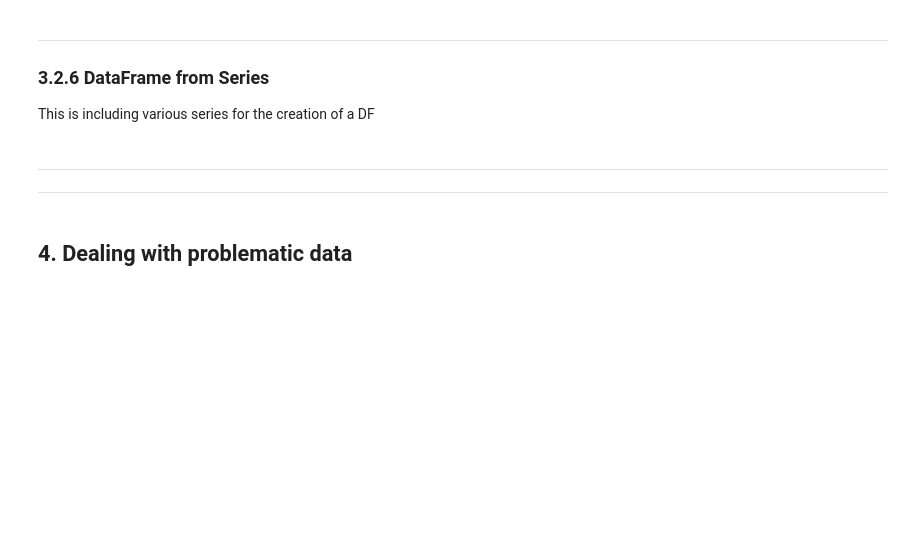
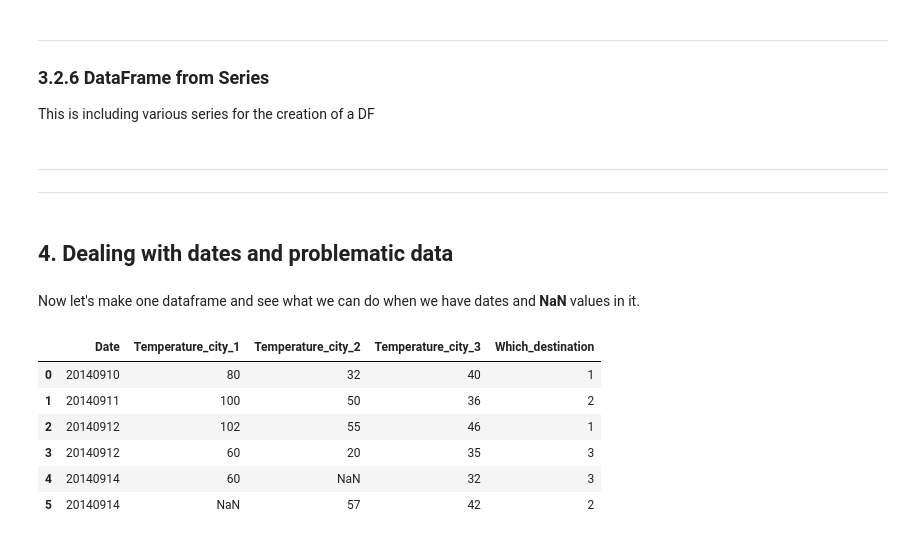
Before and after one commit to nkarast/notebooks, a Jupyter notebook: pandas_data_munging.ipynb, the cells around one changed output. Cells and saved outputs as stored; diff of their text form; code cells hidden in the pictures; blank space fills up the shorter version.

```diff
--- a/pandas_data_munging.ipynb
+++ b/pandas_data_munging.ipynb
@@ -705,4 +868,6 @@ This is including various series for the creation of a DF
 
 ----
 # %% [markdown]
-## 4. Dealing with problematic data
+## 4. Dealing with dates and problematic data
+# %% [markdown]
+Now let's make one dataframe and see what we can do when we have dates and **NaN** values in it.
@@ -708,0 +886,11 @@ This is including various series for the creation of a DF
+# %%
+# read it in pandas
+df_csv = pd.read_csv("file.csv", sep=','); df_csv
+# %% [output]
+|  | Date | Temperature_city_1 | Temperature_city_2 | Temperature_city_3 | Which_destination |
+| 0 | 20140910 | 80 | 32 | 40 | 1 |
+| 1 | 20140911 | 100 | 50 | 36 | 2 |
+| 2 | 20140912 | 102 | 55 | 46 | 1 |
+| 3 | 20140912 | 60 | 20 | 35 | 3 |
+| 4 | 20140914 | 60 | NaN | 32 | 3 |
+| 5 | 20140914 | NaN | 57 | 42 | 2 |
```
Also changed, not shown: parts of 103 cells of this notebook, 3 other files.
